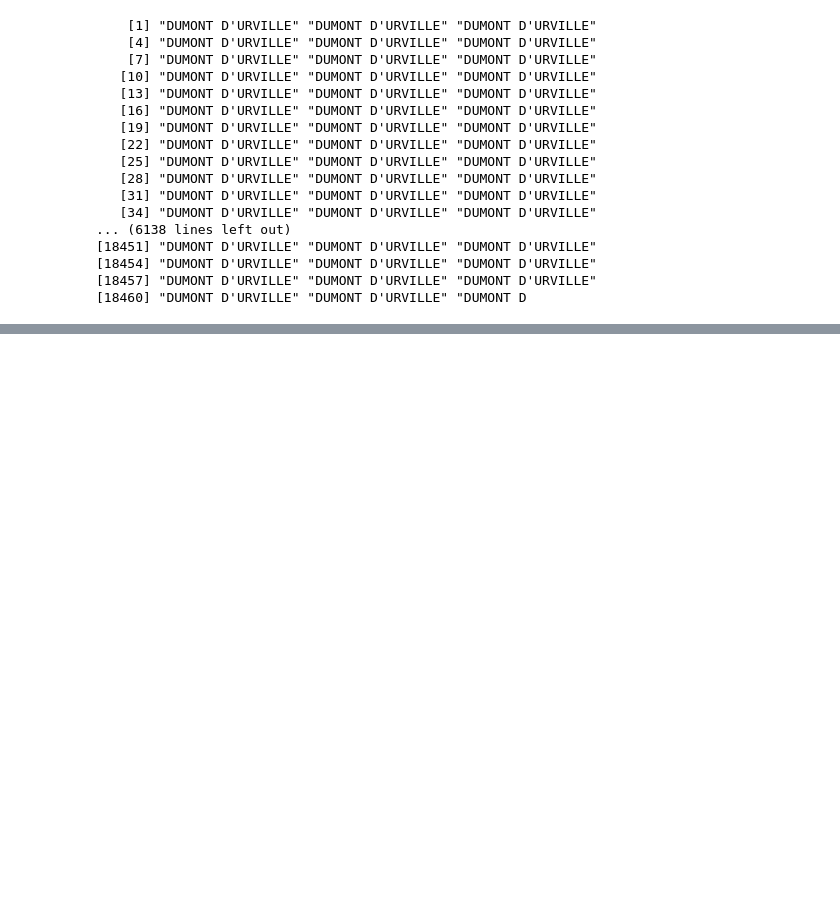
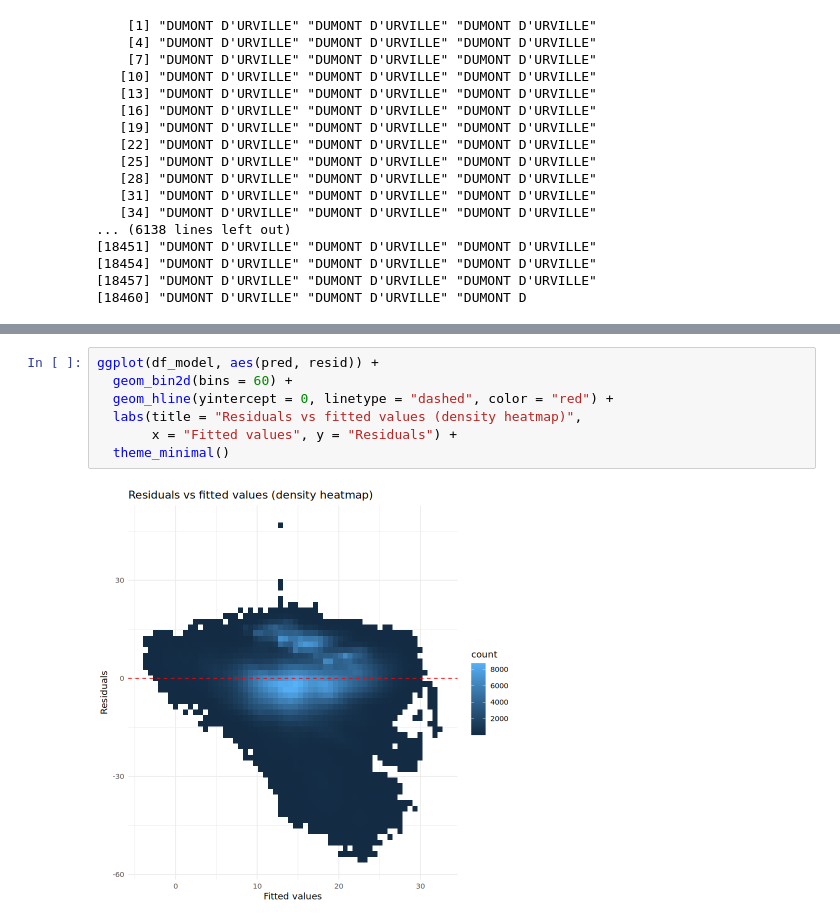
Before and after one commit to AugustinGrunewald/Statistics_Meteo, a Jupyter notebook: main.ipynb, the cells around one changed output, grey strips where cells are left out. Drawn from its saved outputs; the diff is of its cells as text; blank space fills up the shorter version.

```diff
--- a/main.ipynb
+++ b/main.ipynb
@@ -377,0 +486,9 @@ data_weather$Nom[data_weather$ID.OMM.station == station_id]
+# %%
+ggplot(df_model, aes(pred, resid)) +
+  geom_bin2d(bins = 60) +
+  geom_hline(yintercept = 0, linetype = "dashed", color = "red") +
+  labs(title = "Residuals vs fitted values (density heatmap)",
+       x = "Fitted values", y = "Residuals") +
+  theme_minimal()
+# %% [output]
+[figure, added]
```
Also changed, not shown: parts of 39 cells of this notebook.
